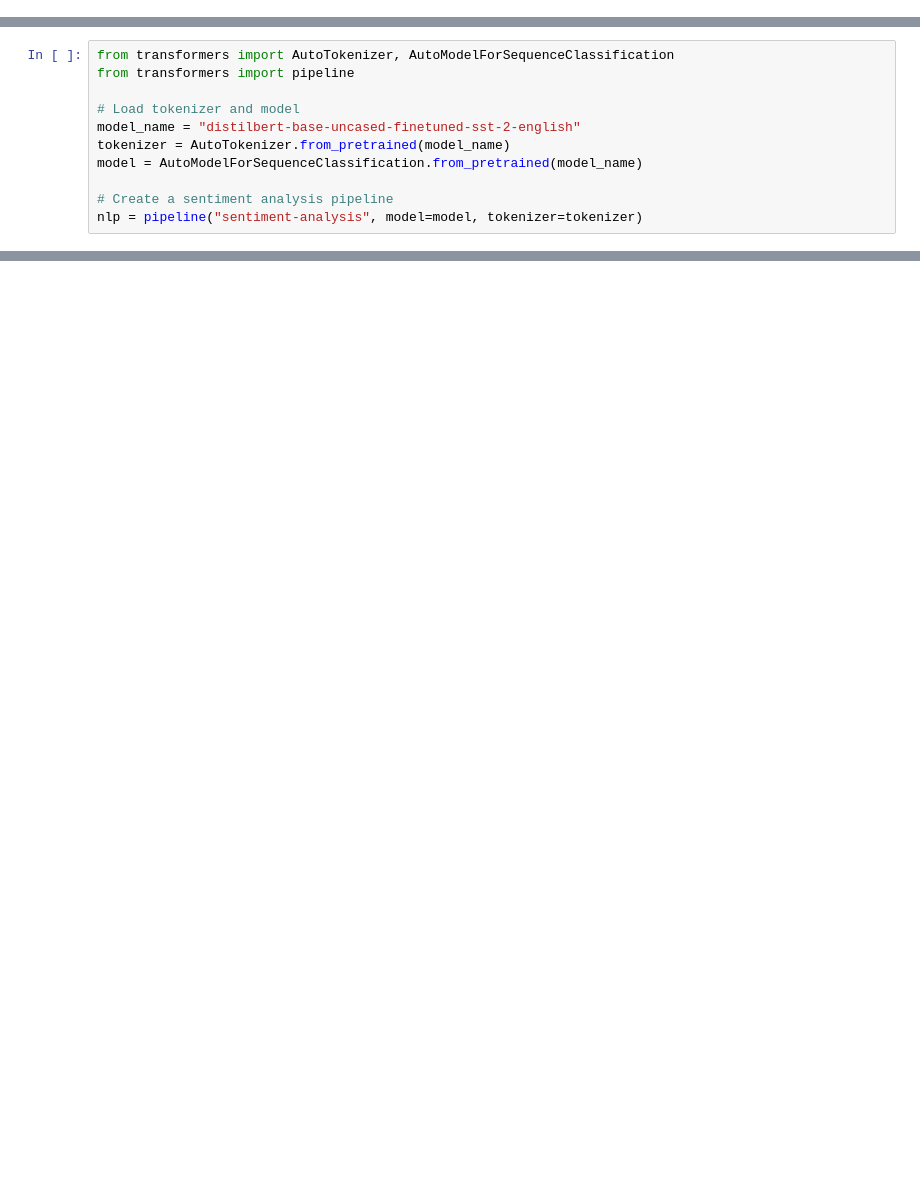
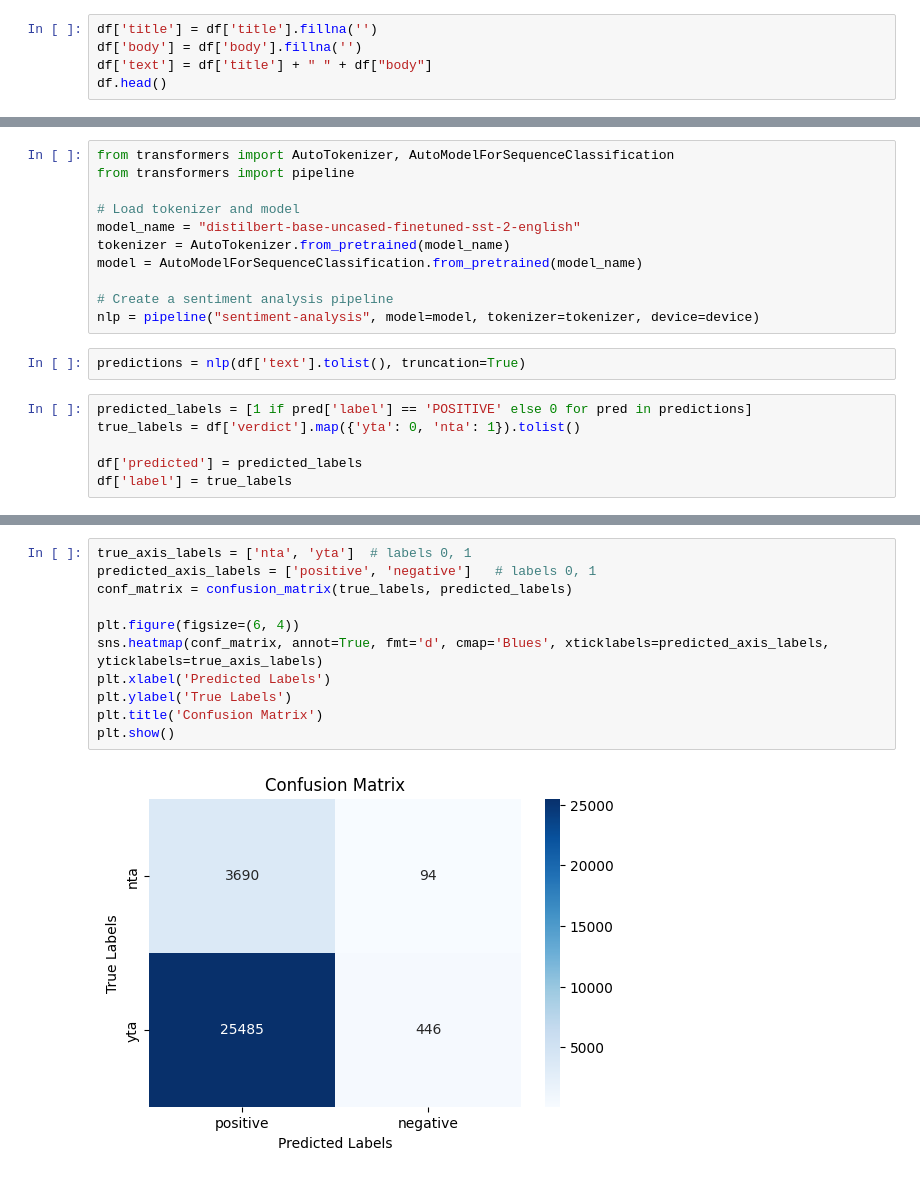
Before and after one commit to dingusagar/AmITheAsshole-Classifier, a Jupyter notebook: notebooks/pretrained_baseline/bert_pretrained_baseline.ipynb, the cells around one changed output, grey strips where cells are left out. Drawn from its saved outputs; the diff is of its cells as text; blank space fills up the shorter version.

Commit message:
adding pretrained bert sentiment notebook

```diff
--- a/notebooks/pretrained_baseline/bert_pretrained_baseline.ipynb
+++ b/notebooks/pretrained_baseline/bert_pretrained_baseline.ipynb
@@ -17,0 +59,5 @@ Name: count, dtype: int64
+# %%
+df['title'] = df['title'].fillna('')
+df['body'] = df['body'].fillna('')
+df['text'] = df['title'] + " " + df["body"]
+df.head()
@@ -25,4 +78,12 @@ tokenizer = AutoTokenizer.from_pretrained(model_name)
 model = AutoModelForSequenceClassification.from_pretrained(model_name)
 
 # Create a sentiment analysis pipeline
-nlp = pipeline("sentiment-analysis", model=model, tokenizer=tokenizer)
+nlp = pipeline("sentiment-analysis", model=model, tokenizer=tokenizer, device=device)
+# %%
+predictions = nlp(df['text'].tolist(), truncation=True)
+# %%
+predicted_labels = [1 if pred['label'] == 'POSITIVE' else 0 for pred in predictions]
+true_labels = df['verdict'].map({'yta': 0, 'nta': 1}).tolist()
+
+df['predicted'] = predicted_labels
+df['label'] = true_labels
@@ -28,0 +109,13 @@ nlp = pipeline("sentiment-analysis", model=model, tokenizer=tokenizer)
+# %%
+true_axis_labels = ['nta', 'yta']  # labels 0, 1
+predicted_axis_labels = ['positive', 'negative']   # labels 0, 1
+conf_matrix = confusion_matrix(true_labels, predicted_labels)
+
+plt.figure(figsize=(6, 4))
+sns.heatmap(conf_matrix, annot=True, fmt='d', cmap='Blues', xticklabels=predicted_axis_labels, yticklabels=true_axis_labels)
+plt.xlabel('Predicted Labels')
+plt.ylabel('True Labels')
+plt.title('Confusion Matrix')
+plt.show()
+# %% [output]
+[figure, added]
```
Also changed, not shown: parts of 10 cells of this notebook.
